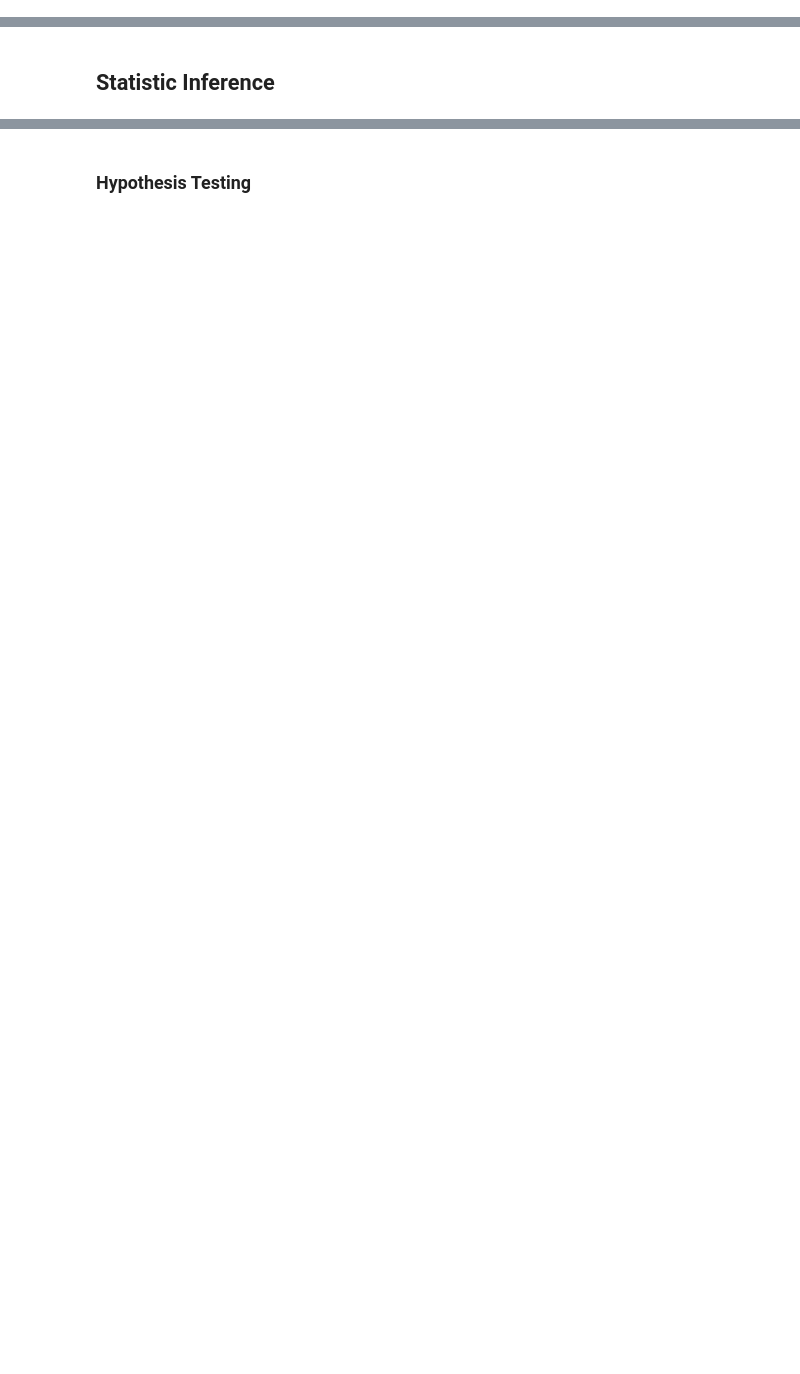
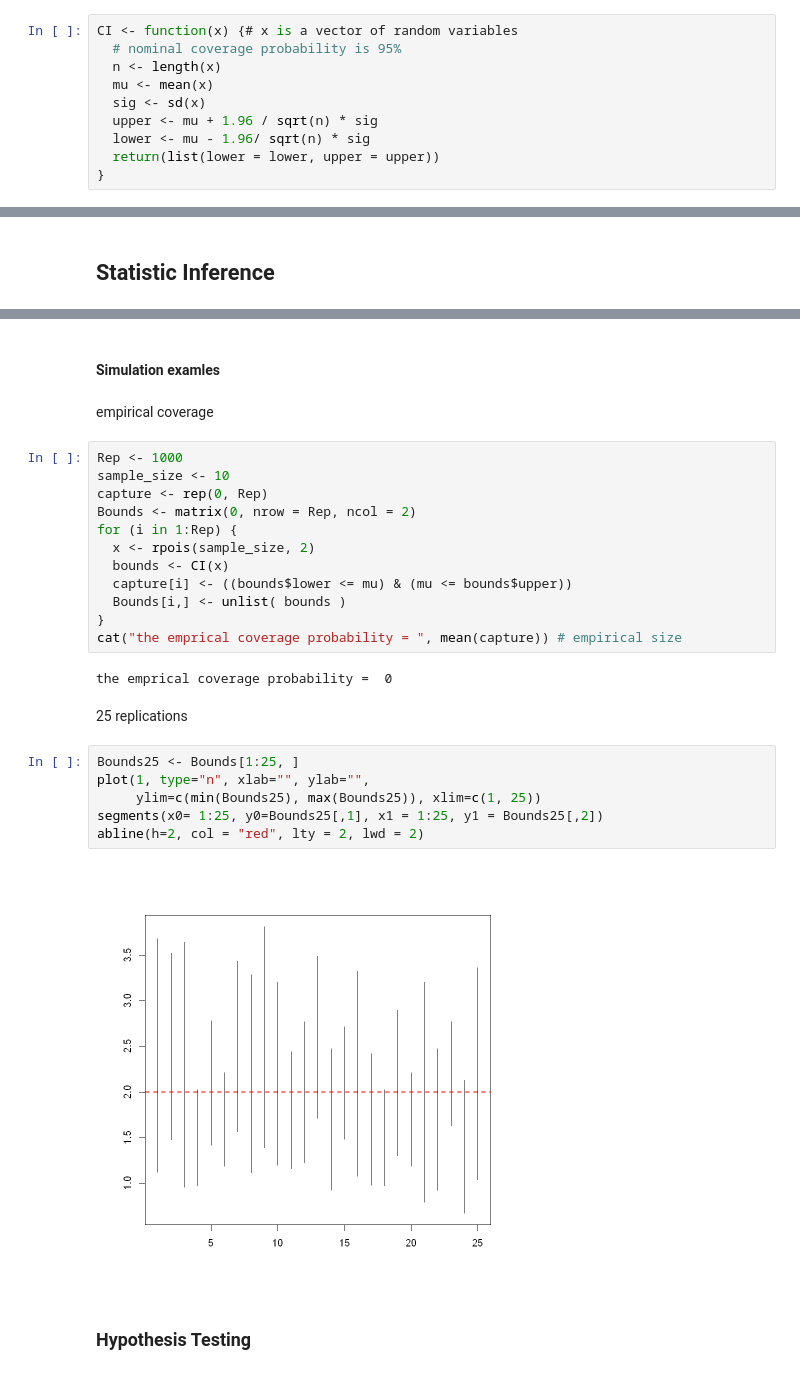
Before and after one commit to zhentaoshi/Econ_prob, a Jupyter notebook: lecture02_2022_stat.ipynb, the cells around one changed output, grey strips where cells are left out. Drawn from its saved outputs; the diff is of its cells as text; blank space fills up the shorter version.

```diff
--- a/lecture02_2022_stat.ipynb
+++ b/lecture02_2022_stat.ipynb
@@ -24,0 +26,10 @@ print( c( mu - sigma/ sqrt(n), mu + sigma/ sqrt(n) ) )
+# %%
+CI <- function(x) {# x is a vector of random variables
+  # nominal coverage probability is 95%
+  n <- length(x)
+  mu <- mean(x)
+  sig <- sd(x)
+  upper <- mu + 1.96 / sqrt(n) * sig
+  lower <- mu - 1.96/ sqrt(n) * sig
+  return(list(lower = lower, upper = upper))
+}
@@ -27,2 +65,30 @@ print( c( mu - sigma/ sqrt(n), mu + sigma/ sqrt(n) ) )
+# %% [markdown]
+#### Simulation examles
+# %% [markdown]
+empirical coverage
+# %%
+Rep <- 1000
+sample_size <- 10
+capture <- rep(0, Rep)
+Bounds <- matrix(0, nrow = Rep, ncol = 2)
+for (i in 1:Rep) {
+  x <- rpois(sample_size, 2)
+  bounds <- CI(x)
+  capture[i] <- ((bounds$lower <= mu) & (mu <= bounds$upper))
+  Bounds[i,] <- unlist( bounds )
+}
+cat("the emprical coverage probability = ", mean(capture)) # empirical size
+# %% [output]
+the emprical coverage probability =  0
+# %% [markdown]
+25 replications
+# %%
+Bounds25 <- Bounds[1:25, ]
+plot(1, type="n", xlab="", ylab="",
+     ylim=c(min(Bounds25), max(Bounds25)), xlim=c(1, 25))
+segments(x0= 1:25, y0=Bounds25[,1], x1 = 1:25, y1 = Bounds25[,2])
+abline(h=2, col = "red", lty = 2, lwd = 2)
+# %% [output]
+[figure, added]
 # %% [markdown]
 ### Hypothesis Testing
```
Also changed, not shown: parts of 23 cells of this notebook, 1 other file.
